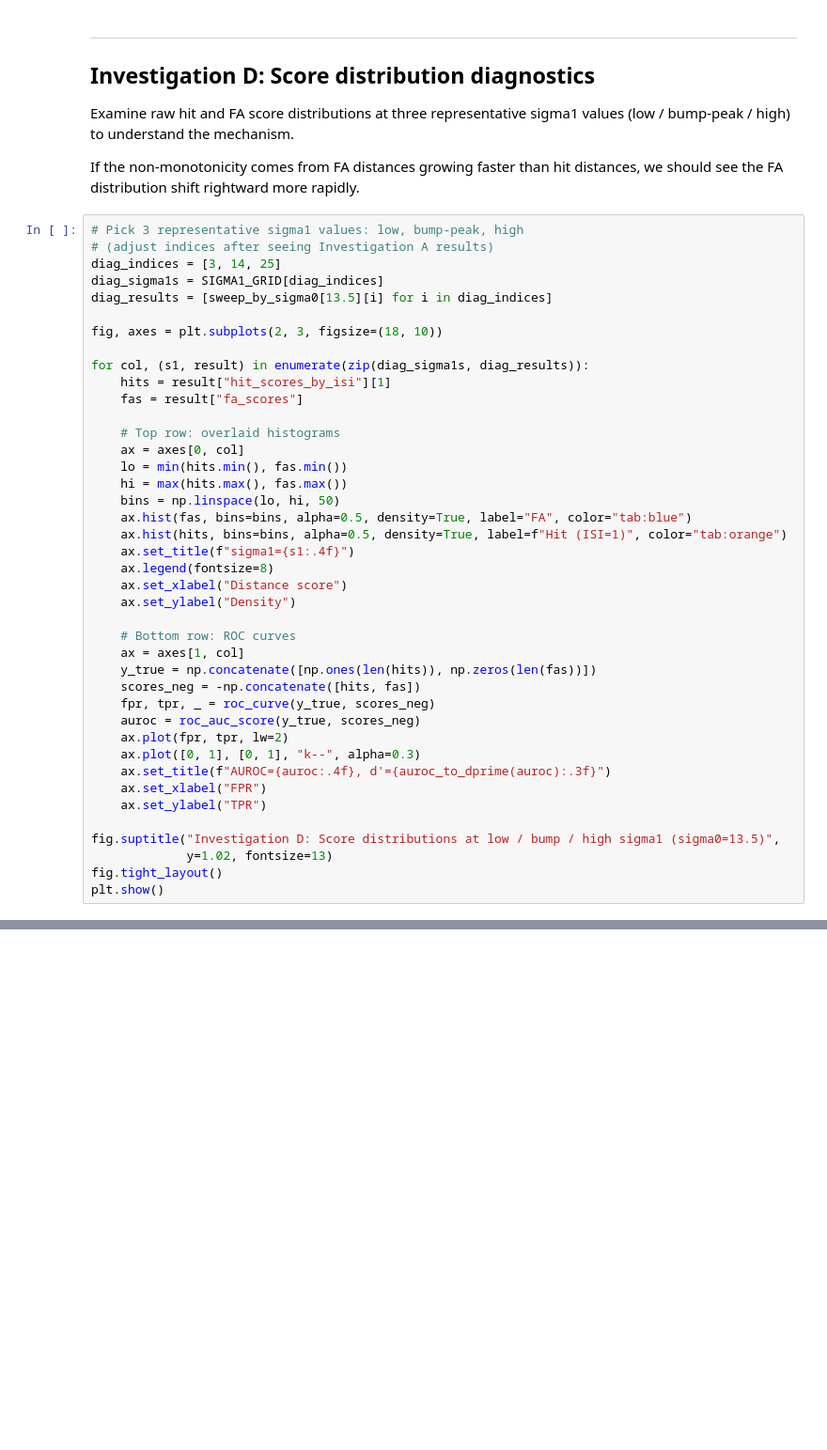
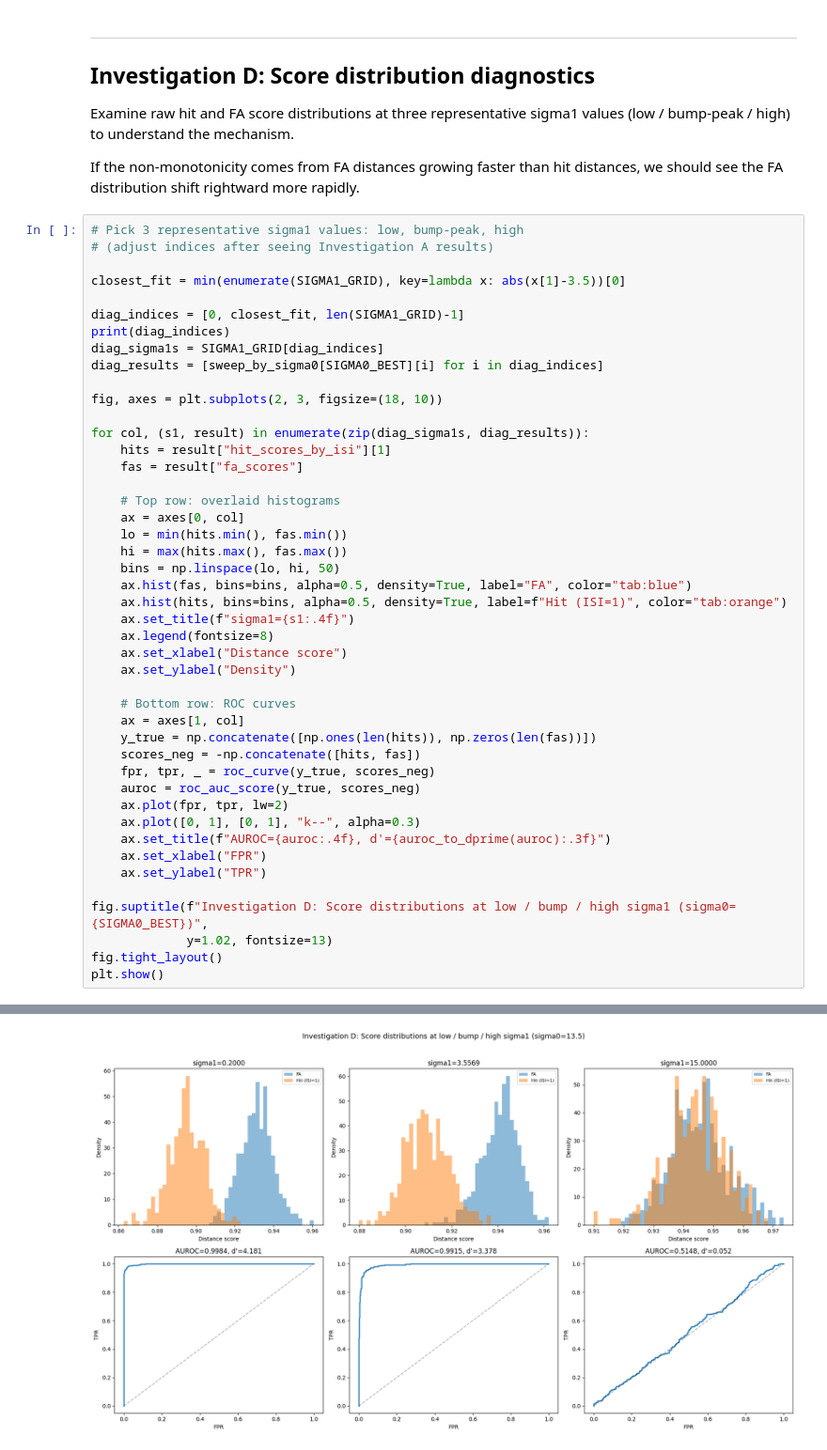
Before and after one commit to bjmedina/memory, a Jupyter notebook: notebooks/2026-02-27_three-stage-compact-isi1-verification.ipynb, the cells around one changed output, grey strips where cells are left out. Shown at 94% size. Drawn from its saved outputs; the diff is of its cells as text; blank space fills up the shorter version.

```diff
--- a/notebooks/2026-02-27_three-stage-compact-isi1-verification.ipynb
+++ b/notebooks/2026-02-27_three-stage-compact-isi1-verification.ipynb
@@ -647,9 +654,13 @@ distances, we should see the FA distribution shift rightward more rapidly.
 # %%
 # Pick 3 representative sigma1 values: low, bump-peak, high
 # (adjust indices after seeing Investigation A results)
-diag_indices = [3, 14, 25]
+
+closest_fit = min(enumerate(SIGMA1_GRID), key=lambda x: abs(x[1]-3.5))[0]
+
+diag_indices = [0, closest_fit, len(SIGMA1_GRID)-1]
+print(diag_indices)
 diag_sigma1s = SIGMA1_GRID[diag_indices]
-diag_results = [sweep_by_sigma0[13.5][i] for i in diag_indices]
+diag_results = [sweep_by_sigma0[SIGMA0_BEST][i] for i in diag_indices]
 
 fig, axes = plt.subplots(2, 3, figsize=(18, 10))
 
@@ -681,7 +692,8 @@ for col, (s1, result) in enumerate(zip(diag_sigma1s, diag_results)):
     ax.set_xlabel("FPR")
     ax.set_ylabel("TPR")
 
-fig.suptitle("Investigation D: Score distributions at low / bump / high sigma1 (sigma0=13.5)",
+fig.suptitle(f"Investigation D: Score distributions at low / bump / high sigma1 (sigma0={SIGMA0_BEST})",
              y=1.02, fontsize=13)
 fig.tight_layout()
 plt.show()
+# %% [output]
@@ -688,2 +701,3 @@ plt.show()
+[figure, added]
 # %%
 # How hit and FA distribution statistics change across the sigma1 sweep
```
Also changed, not shown: parts of 11 cells of this notebook, 2 other files.
